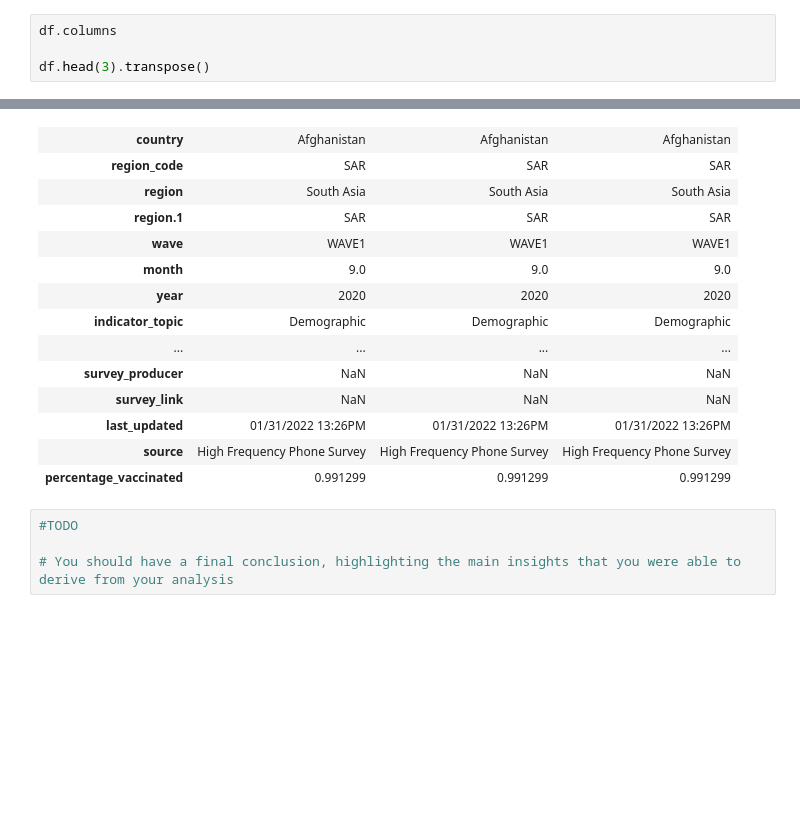
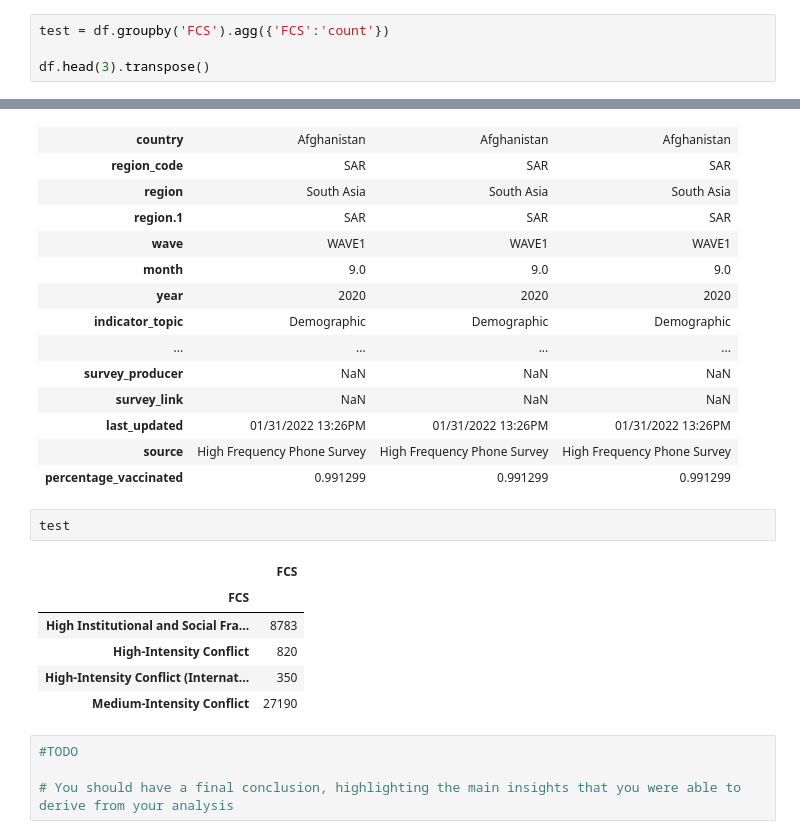
Before and after one commit to asrospie/covid_housing_eda, a Jupyter notebook: DSE_6000_Final_Project.ipynb, the cells around one changed output, grey strips where cells are left out. Cells and saved outputs as stored; diff of their text form; blank space fills up the shorter version.

```diff
--- a/DSE_6000_Final_Project.ipynb
+++ b/DSE_6000_Final_Project.ipynb
@@ -137,5 +128,5 @@ pd.pivot_table(reporting, values='GDP_pc', index=['country', 'income_group'],
 # %%
-df.columns
+test = df.groupby('FCS').agg({'FCS':'count'})
 
 df.head(3).transpose()
 # %% [output]
@@ -156,6 +147,15 @@ df.head(3).transpose()
 | last_updated | 01/31/2022 13:26PM | 01/31/2022 13:26PM | 01/31/2022 13:26PM |
 | source | High Frequency Phone Survey | High Frequency Phone Survey | High Frequency Phone Survey |
 | percentage_vaccinated | 0.991299 | 0.991299 | 0.991299 |
+# %%
+test
+# %% [output]
+|  | FCS |
+| FCS |  |
+| High Institutional and Social Fra... | 8783 |
+| High-Intensity Conflict | 820 |
+| High-Intensity Conflict (Internat... | 350 |
+| Medium-Intensity Conflict | 27190 |
 # %%
 #TODO
 
```
Also changed, not shown: parts of 1 cell of this notebook.
